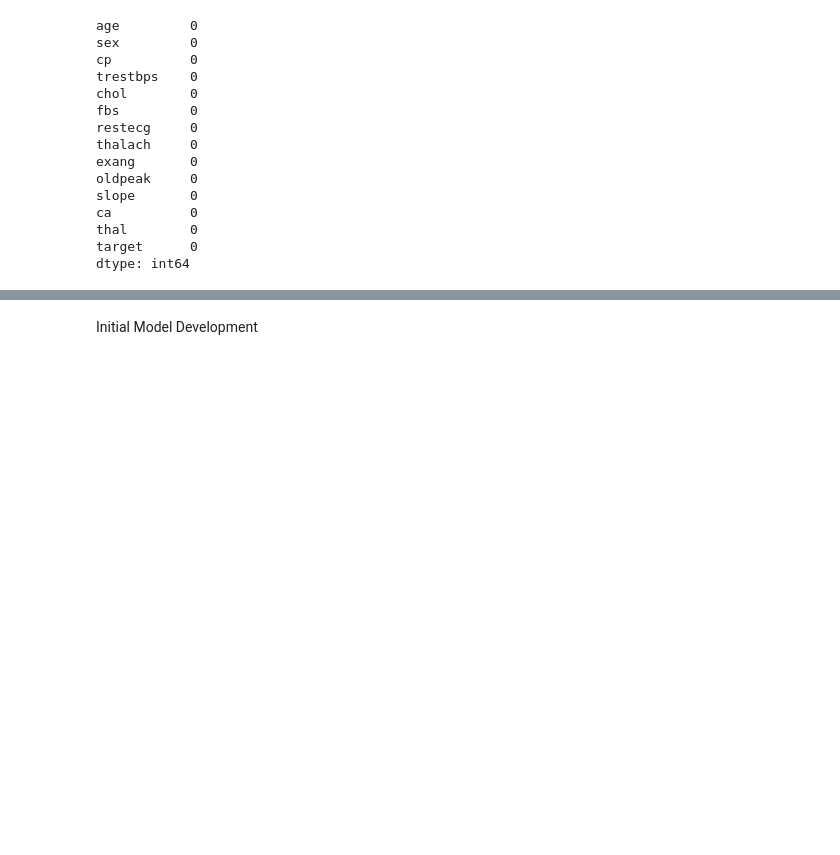
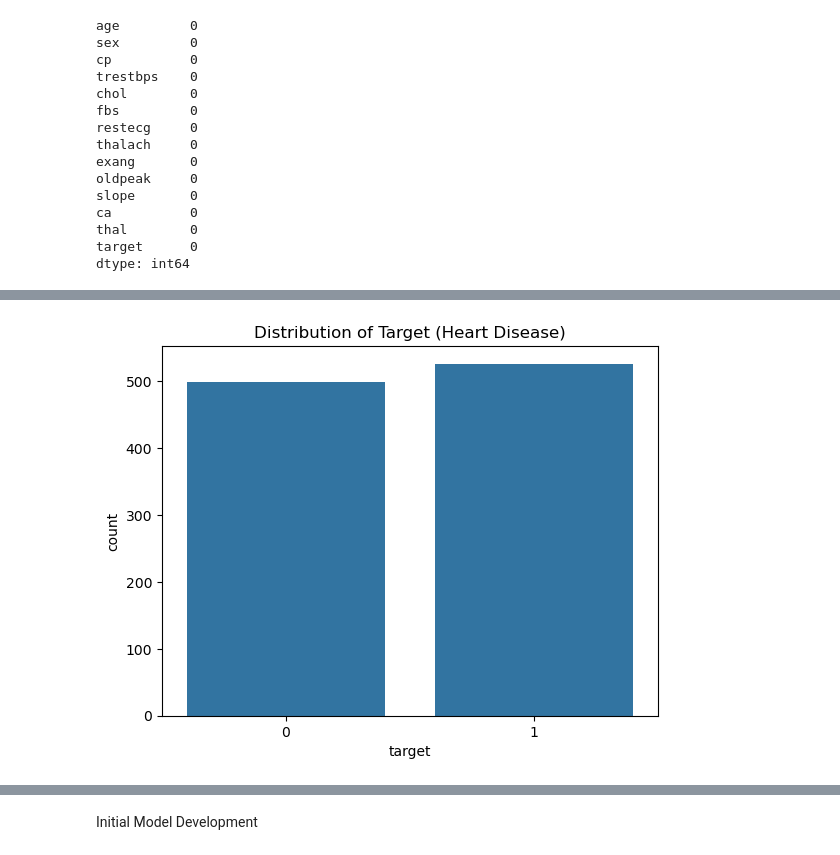
Before and after one commit to KlaudijaK/Heart-Disese-, a Jupyter notebook: heart_disesase ML.ipynb, the cells around one changed output, grey strips where cells are left out. Drawn from its saved outputs; the diff is of its cells as text; code cells hidden in the pictures; blank space fills up the shorter version.

```diff
--- a/heart_disesase ML.ipynb
+++ b/heart_disesase ML.ipynb
@@ -56,0 +88,6 @@ dtype: int64
+# %%
+sns.countplot(x='target', data=df)
+plt.title('Distribution of Target (Heart Disease)')
+plt.show()
+# %% [output]
+[figure, added]
```
Also changed, not shown: parts of 6 cells of this notebook.
